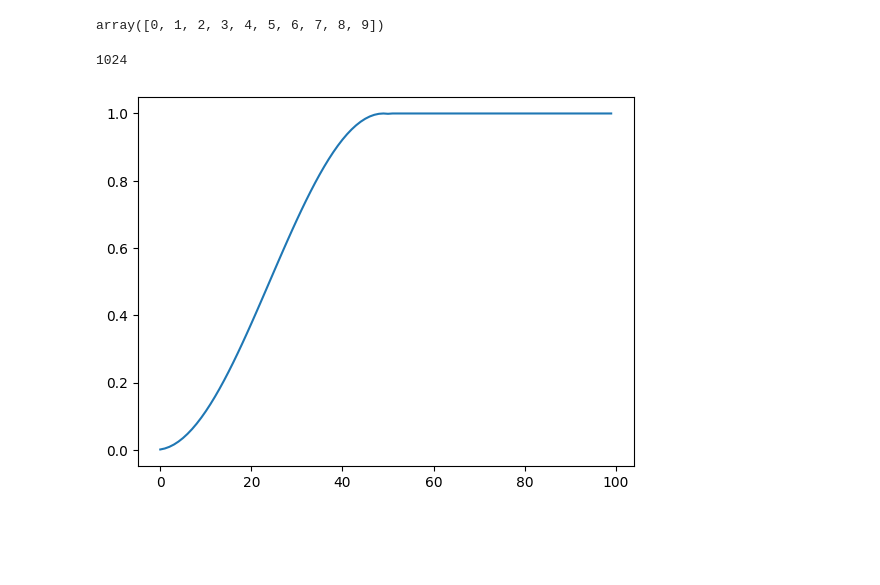
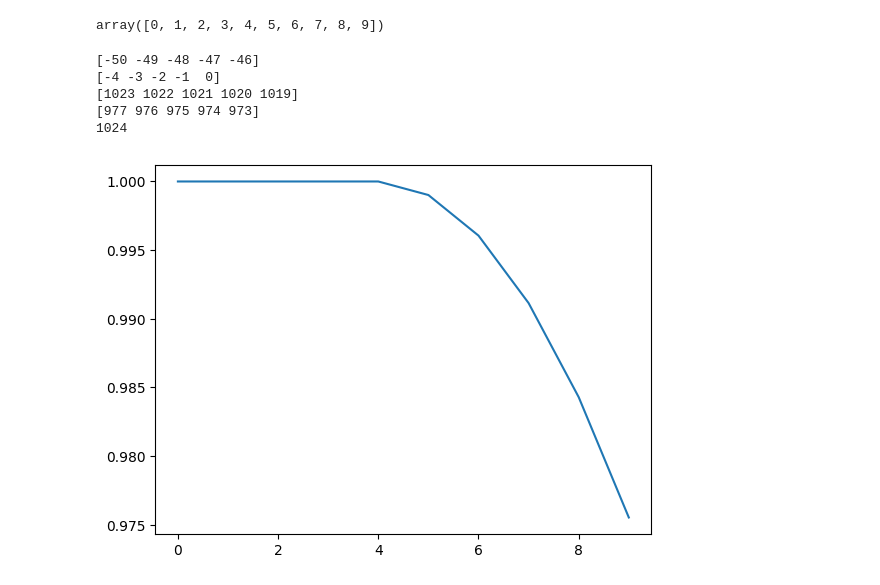
Before and after one commit to brooks-christensen/beam-propagation, a Jupyter notebook: notebooks/scratch.ipynb, the cells around one changed output. Cells and saved outputs as stored; diff of their text form; code cells hidden in the pictures; blank space fills up the shorter version.

```diff
--- a/notebooks/scratch.ipynb
+++ b/notebooks/scratch.ipynb
@@ -23,14 +23,20 @@ np.concatenate([test1, test2])
 # %% [output]
 array([0, 1, 2, 3, 4, 5, 6, 7, 8, 9])
 # %%
-test = absorbing_field_1d(1024, 50, 0)
+Nx = 1024
+w = 50
+test = absorbing_field_1d(Nx, w, 0)
 print(len(test))
 # %% [output]
+[-50 -49 -48 -47 -46]
+[-4 -3 -2 -1  0]
+[1023 1022 1021 1020 1019]
+[977 976 975 974 973]
 1024
 # %%
 import matplotlib.pyplot as plt
 
-plt.plot(test[:100])
+plt.plot(test[Nx-w-5:Nx-w+5])
 plt.show()
 # %% [output]
-[figure, old version]
+[figure, new version]
```
Also changed, not shown: parts of 1 cell of this notebook, 8 other files.
